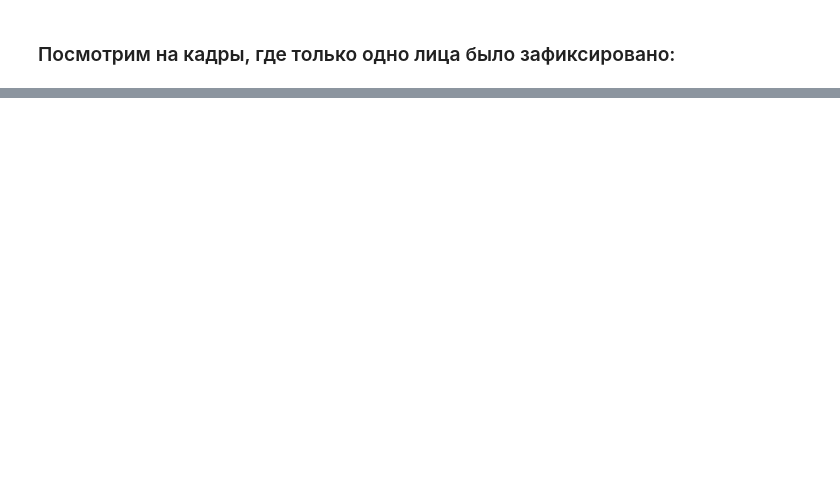
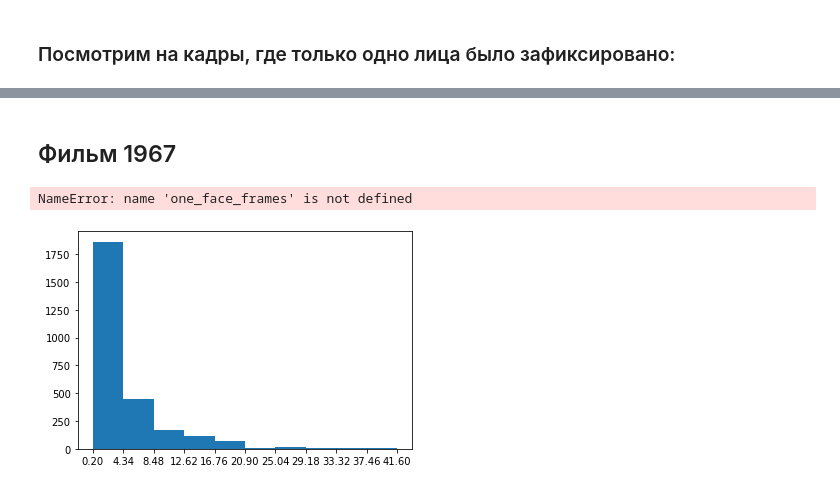
Before and after one commit to TonLeon/Diploma, a Jupyter notebook: Films/Frame Extraction.ipynb, the cells around one changed output, grey strips where cells are left out. Drawn from its saved outputs; the diff is of its cells as text; code cells hidden in the pictures; blank space fills up the shorter version.

```diff
--- a/Films/Frame Extraction.ipynb
+++ b/Films/Frame Extraction.ipynb
@@ -148,0 +220,2 @@ print(one.sort_values(by = 'percentage'))
+# %% [markdown]
+## Фильм 1967
@@ -148,0 +229,2 @@ print(one.sort_values(by = 'percentage'))
+# %%
+data_1967 = create_df_with_frames_info('1967_frames')
@@ -148,0 +233,12 @@ print(one.sort_values(by = 'percentage'))
+# %%
+df_one_face_1967 = one_face_frames(data_1967)
+# %% [output]
+NameError: name 'one_face_frames' is not defined
+# %%
+df_one_face_1967['percentage'] = df_one_face_1967['percentage'].apply(lambda x: round(x[0], 1))
+# %%
+n, bins, _ = plt.hist(df_one_face_1967['percentage'], bins=10)
+plt.xticks(bins)
+plt.show()
+# %% [output]
+[figure, added]
```
Also changed, not shown: parts of 30 cells of this notebook, 5 other files.
